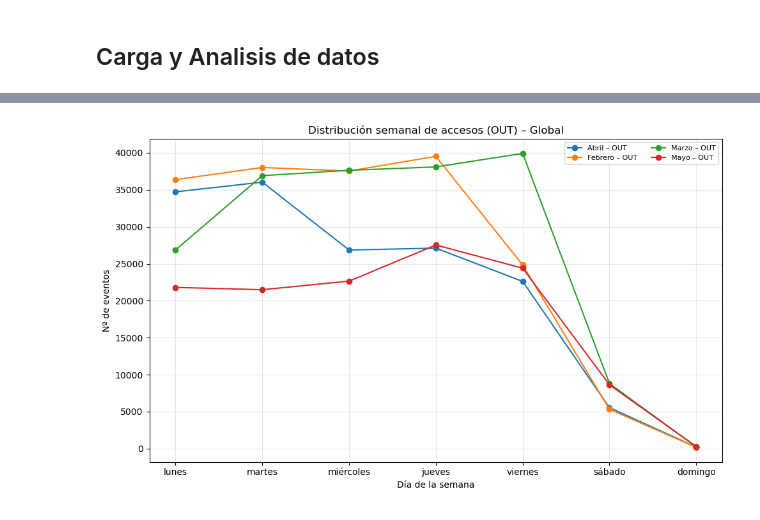
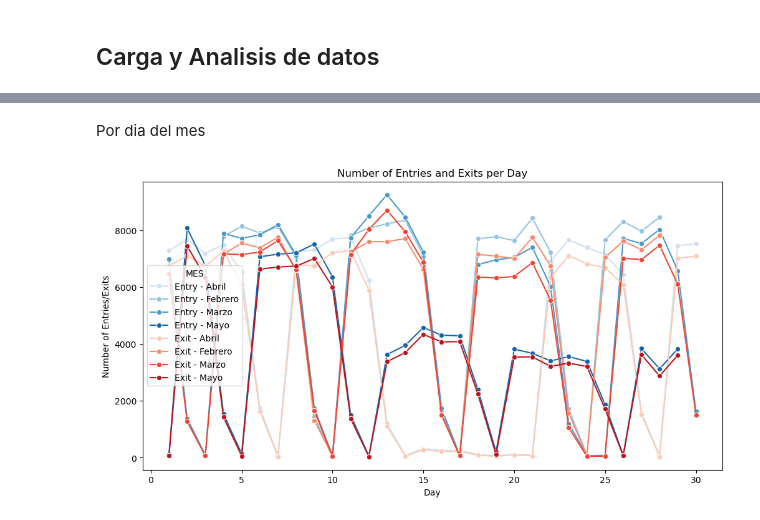
Before and after one commit to SamuelHernandez5/MOS-Actividades, a Jupyter notebook: Labs/Lab7/lab7.ipynb, the cells around one changed output, grey strips where cells are left out. Saved outputs shown, nothing was run; the diff lists cells and outputs as text; code cells hidden in the pictures.

```diff
--- a/Labs/Lab7/lab7.ipynb
+++ b/Labs/Lab7/lab7.ipynb
@@ -29,15 +68,0 @@ df = pd.concat(df_list, ignore_index=True)
-# %%
-# Normaliza nombre de columnas por si hay espacios extra
-df.columns = df.columns.str.strip().str.upper()
-
-# Convierte y desglosa la fecha/hora
-df["FECHA_COMPLETA"] = pd.to_datetime(df["FECHA_COMPLETA"], dayfirst=True, errors="coerce")
-
-# En español (requiere locale es_CO instalado; si no, usa un map manual)
-df["MES"]        = df["FECHA_COMPLETA"].dt.month_name(locale="es_CO")
-df["HORA"]       = df["FECHA_COMPLETA"].dt.hour
-df["DIA_SEMANA"] = df["FECHA_COMPLETA"].dt.day_name(locale="es_CO")
-
-# Asegura orden lunes→domingo
-orden_semana = ["lunes","martes","miércoles","jueves","viernes","sábado","domingo"]
-df["DIA_SEMANA"] = pd.Categorical(df["DIA_SEMANA"].str.lower(), categories=orden_semana, ordered=True)
@@ -84,20 +68,0 @@ plt.show()
-# %%
-plt.figure(figsize=(10,6))
-
-for mes, sub in df.groupby("MES"):
-    for tipo in ["OUT"]:
-        cur = sub[sub["TIPO_ACCESO"]==tipo]\
-              .groupby("DIA_SEMANA")["FECHA_COMPLETA"].count()\
-              .reindex(orden_semana)
-        label = f"{mes} – {tipo}"
-        plt.plot(cur.index, cur.values, marker="o", label=label)
-
-plt.title("Distribución semanal de accesos (OUT) – Global")
-plt.xlabel("Día de la semana")
-plt.ylabel("Nº de eventos")
-plt.legend(ncol=2, fontsize=8)
-plt.grid(True, alpha=.3)
-plt.tight_layout()
-plt.show()
-# %% [output]
-[figure, removed]
@@ -103,0 +93,38 @@ plt.show()
+# %% [markdown]
+Por dia del mes
+# %%
+df_in_day = df_in.groupby(["MES", "DIA"]).size().reset_index(name="Entries")
+df_out_day = df_out.groupby(["MES", "DIA"]).size().reset_index(name="Exits")
+
+df_in_day['DAY'] = df_in_day['DIA']
+df_out_day['DAY'] = df_out_day['DIA']
+
+df_in_day['MES'] = "Entry - " + df_in_day['MES']
+df_out_day['MES'] = "Exit - " + df_out_day['MES']
+
+df_in_day = df_in_day.drop(columns=["DIA"])
+df_out_day = df_out_day.drop(columns=["DIA"])
+
+# Plotting
+palette = {"Entries": sns.color_palette("Blues", 4), "Exits": sns.color_palette("Reds", 4)}
+fig, ax = plt.subplots(figsize=(12, 6))
+
+# Plot the entries it should plot the entries per day and diferentiate by a hue applied to the month
+sns.lineplot(data=df_in_day, x="DAY", y="Entries", hue="MES", marker="o", palette=palette['Entries'], ax=ax)
+
+# Plot the exits it should plot the exits per day and diferentiate by a hue applied to the month
+
+sns.lineplot(data=df_out_day, x="DAY", y="Exits", hue="MES", marker="o", palette=palette['Exits'], ax=ax)
+
+# Set the title of the plot
+
+plt.title("Number of Entries and Exits per Day")
+
+# Set the x-axis label
+plt.xlabel("Day")
+
+# Set the y-axis label
+plt.ylabel("Number of Entries/Exits")
+plt.show()
+# %% [output]
+[figure, added]
```
Also changed, not shown: parts of 8 cells of this notebook.
